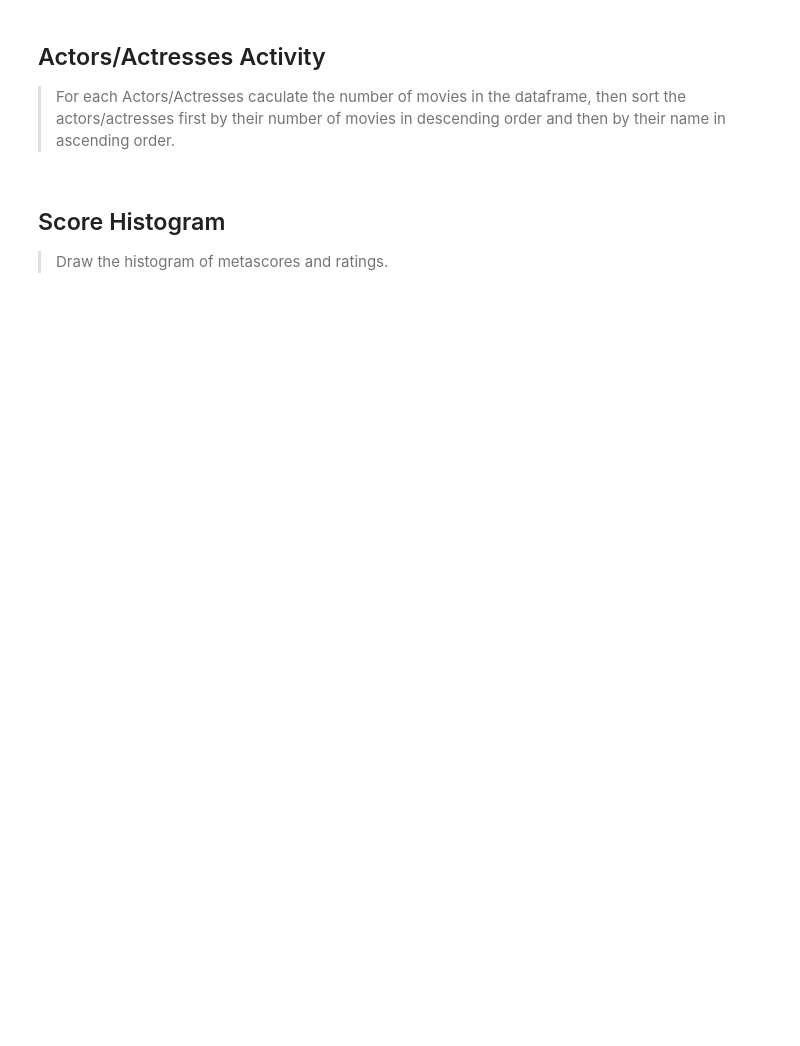
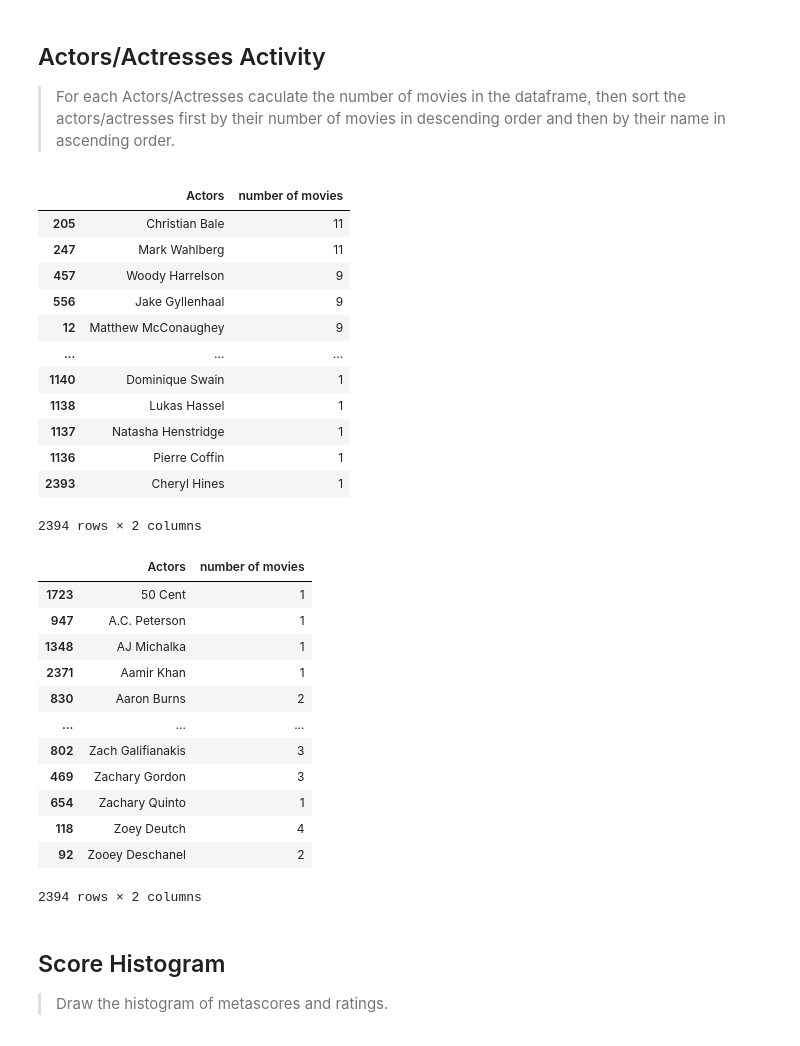
Before and after one commit to zjafariant/IML_CHW1, a Jupyter notebook: IML_CHW1_Q2.ipynb, the cells around one changed output. Cells and saved outputs as stored; diff of their text form; code cells hidden in the pictures; blank space fills up the shorter version.

```diff
--- a/IML_CHW1_Q2.ipynb
+++ b/IML_CHW1_Q2.ipynb
@@ -45,9 +46,9 @@ $$
 
 A = np.array([[10,20,30],[5,10,15],[1,5,8]])
 print(A)
-B = np.arange(15,195,5).reshape((3,3,4))
-#B = B.transpose(0,2,1)
 
+for i in range(4):
+    B[:,:,i] = np.arange(15+45*i,60+45*i,5).reshape(3,3).transpose()
 print(B[:,:,0])
 print(B)
 
@@ -191,3 +190,49 @@ df.head(5)                                                    #show the first 5
+# %%
+### START CODE HERE ###
+actor = []
+
+for i in range(len(df['Actors'])):
+    actor += df.loc[i,'Actors'].split(',')                                         # all of name
+
+
+actors = list(dict.fromkeys(actor))                                                #names that are not repeated
+count = [actor.count(i) for i in actors]                                           #number of repeated names that means number of movie
+d = {'Actors':actors, 'number of movies':count}
+
+df_actors = pd.DataFrame(d)                                                        #creating dataframe of actors and number of movies
+df_actors
+
+display(df_actors.sort_values(by=['number of movies'],ascending=False))
+df_actors.sort_values(by=['Actors'],ascending=True)
+
+### END CODE HERE ###
+# %% [output]
+|  | Actors | number of movies |
+| 205 | Christian Bale | 11 |
+| 247 | Mark Wahlberg | 11 |
+| 457 | Woody Harrelson | 9 |
+| 556 | Jake Gyllenhaal | 9 |
+| 12 | Matthew McConaughey | 9 |
+| ... | ... | ... |
+| 1140 | Dominique Swain | 1 |
+| 1138 | Lukas Hassel | 1 |
+| 1137 | Natasha Henstridge | 1 |
+| 1136 | Pierre Coffin | 1 |
+| 2393 | Cheryl Hines | 1 |
+2394 rows × 2 columns
+|  | Actors | number of movies |
+| 1723 | 50 Cent | 1 |
+| 947 | A.C. Peterson | 1 |
+| 1348 | AJ Michalka | 1 |
+| 2371 | Aamir Khan | 1 |
+| 830 | Aaron Burns | 2 |
+| ... | ... | ... |
+| 802 | Zach Galifianakis | 3 |
+| 469 | Zachary Gordon | 3 |
+| 654 | Zachary Quinto | 1 |
+| 118 | Zoey Deutch | 4 |
+| 92 | Zooey Deschanel | 2 |
+2394 rows × 2 columns
 # %% [markdown]
 ## Score Histogram
 >Draw the histogram of metascores and ratings.
```
Also changed, not shown: parts of 18 cells of this notebook, 1 other file.
